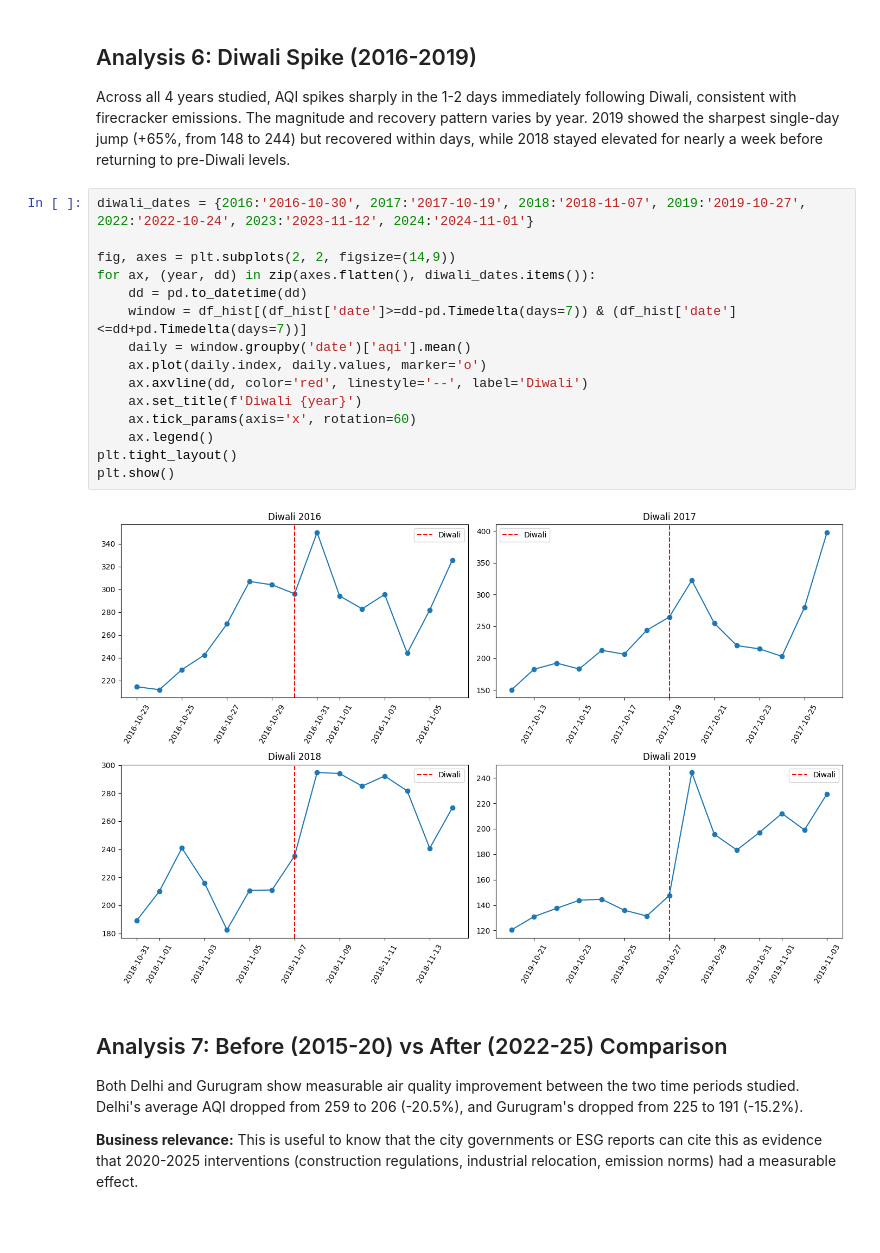
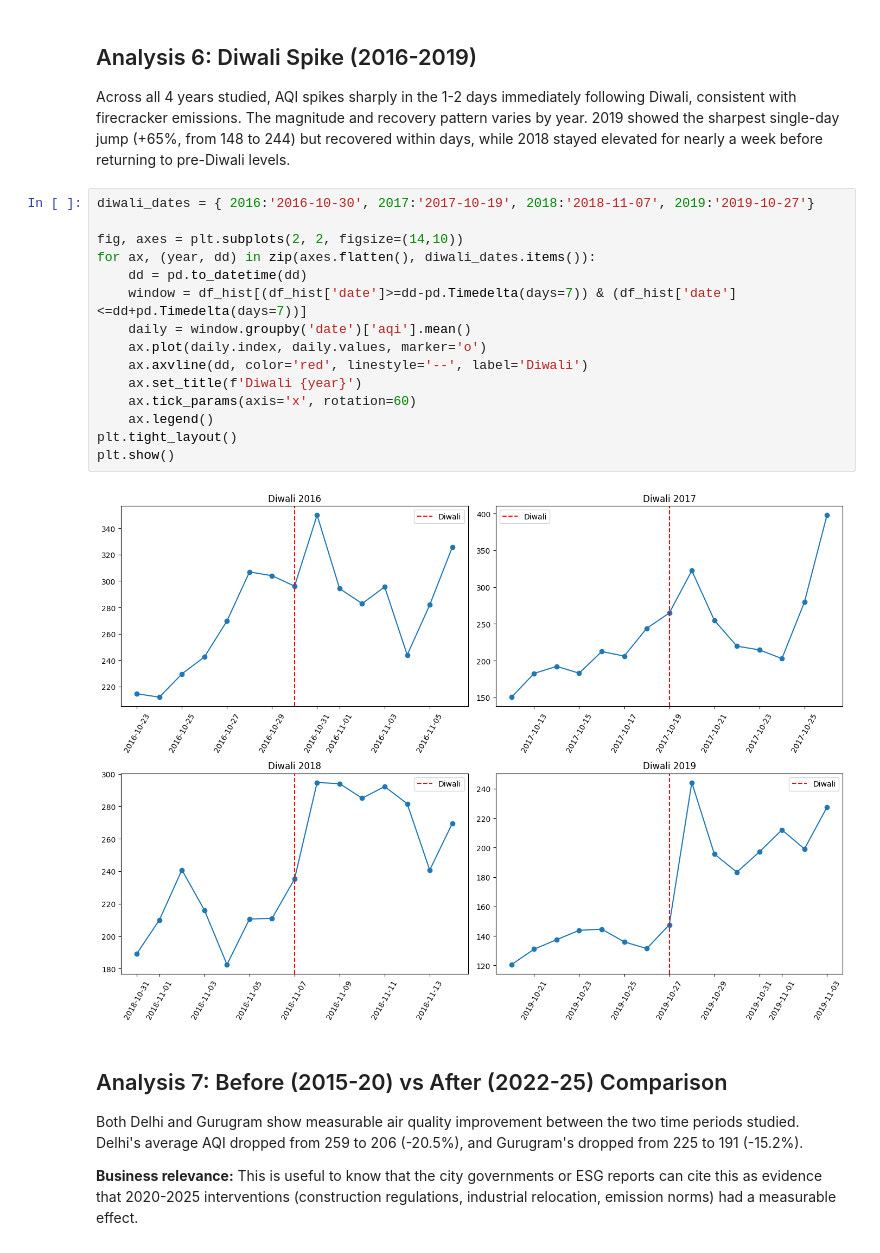
Before and after one commit to PoorabAgrawal19/Air-Quality-Analysis, a Jupyter notebook: notebooks/eda_analysis.ipynb, the cells around one changed output. Saved outputs shown, nothing was run; the diff lists cells and outputs as text.

```diff
--- a/notebooks/eda_analysis.ipynb
+++ b/notebooks/eda_analysis.ipynb
@@ -299,22 +298,22 @@ varies by year. 2019 showed the sharpest single-day jump (+65%, from 148 to 244)
 recovered within days, while 2018 stayed elevated for nearly a week before returning
 to pre-Diwali levels.
 # %%
-diwali_dates = {2016:'2016-10-30', 2017:'2017-10-19', 2018:'2018-11-07', 2019:'2019-10-27', 2022:'2022-10-24', 2023:'2023-11-12', 2024:'2024-11-01'}
+diwali_dates = { 2016:'2016-10-30', 2017:'2017-10-19', 2018:'2018-11-07', 2019:'2019-10-27'}
 
-fig, axes = plt.subplots(2, 2, figsize=(14,9))
+fig, axes = plt.subplots(2, 2, figsize=(14,10))
 for ax, (year, dd) in zip(axes.flatten(), diwali_dates.items()):
     dd = pd.to_datetime(dd)
     window = df_hist[(df_hist['date']>=dd-pd.Timedelta(days=7)) & (df_hist['date']<=dd+pd.Timedelta(days=7))]
     daily = window.groupby('date')['aqi'].mean()
     ax.plot(daily.index, daily.values, marker='o')
     ax.axvline(dd, color='red', linestyle='--', label='Diwali')
     ax.set_title(f'Diwali {year}')
     ax.tick_params(axis='x', rotation=60)
     ax.legend()
 plt.tight_layout()
 plt.show()
 # %% [output]
-[figure, old version]
+[figure, new version]
 # %% [markdown]
 ## Analysis 7: Before (2015-20) vs After (2022-25) Comparison
 
```
Also changed, not shown: parts of 15 cells of this notebook.
